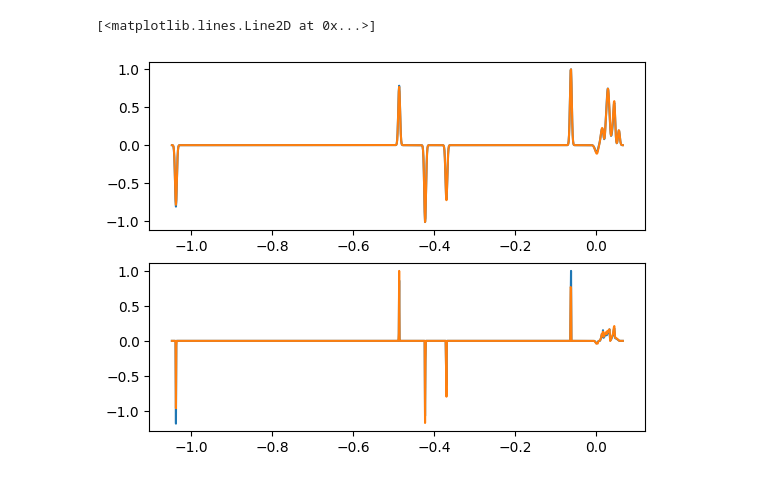
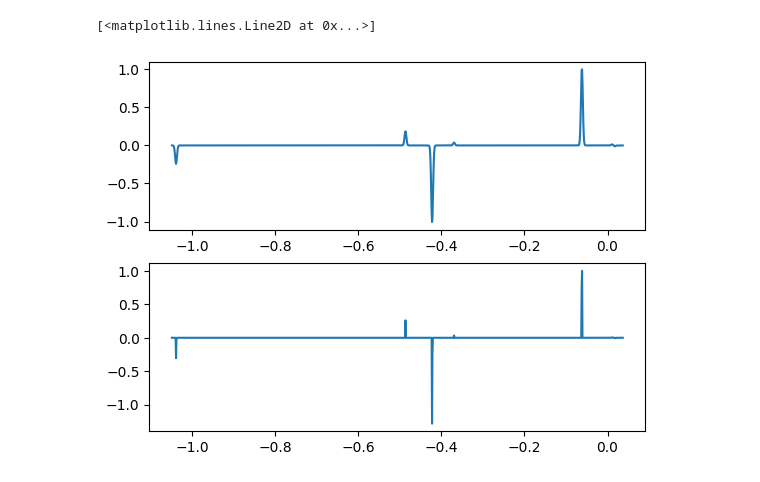
Before and after one commit to benrich37/crawfish, a Jupyter notebook: examples/N2.ipynb, the cells around one changed output. Cells and saved outputs as stored; diff of their text form; code cells hidden in the pictures.

```diff
--- a/examples/N2.ipynb
+++ b/examples/N2.ipynb
@@ -6,31 +1,28 @@ assert n2_calcdir.exists()
 # %%
+from crawfish.utils.testing import EXAMPLE_CALC_DIRS_DIR
 from crawfish.core.elecdata import ElecData
 import matplotlib.pyplot as plt
+from crawfish.funcs.pcohp import get_pcohp
+
+n2_calcdir = EXAMPLE_CALC_DIRS_DIR / "N2_bare_min"
+assert n2_calcdir.exists()
 
 # edata = ElecData(n2_calcdir)
 # erange, pdos = get_pdos(edata, elements="N", lti=False, res=0.001, norm_max=True)
 # plt.plot(erange, pdos)
 # erange, pdos = get_pdos(edata, erange=erange, elements="N", lti=True, rattle_eigenvals=True, norm_max=True)
 # plt.plot(erange, pdos)
 # plt.ylim(0,0.01)
 # plt.xlim(0,0.1)
 
-from crawfish.funcs.pcohp import get_pcohp
 
 fig, ax = plt.subplots(nrows=2)
 
 edata = ElecData(n2_calcdir)
-edata.norm_projs_t1()
 erange, pdos = get_pcohp(edata, idcs1=0, idcs2=1, lti=False, res=0.001, norm_max=True)
 ax[0].plot(erange, pdos)
 erange, pdos = get_pcohp(edata, idcs1=0, idcs2=1, erange=erange, lti=True, rattle_eigenvals=True, norm_max=True)
 ax[1].plot(erange, pdos)
-edata2 = ElecData(n2_calcdir)
-edata2.norm_projs_t3()
-erange, pdos = get_pcohp(edata2, idcs1=0, idcs2=1, erange=erange, lti=False, res=0.001, norm_max=True)
-ax[0].plot(erange, pdos)
-erange, pdos = get_pcohp(edata2, idcs1=0, idcs2=1, erange=erange, lti=True, rattle_eigenvals=True, norm_max=True)
-ax[1].plot(erange, pdos)
 # %% [output]
 [<matplotlib.lines.Line2D at 0x...>]
-[figure, old version]
+[figure, new version]
```
Also changed, not shown: parts of 5 cells of this notebook, 18 other files.
